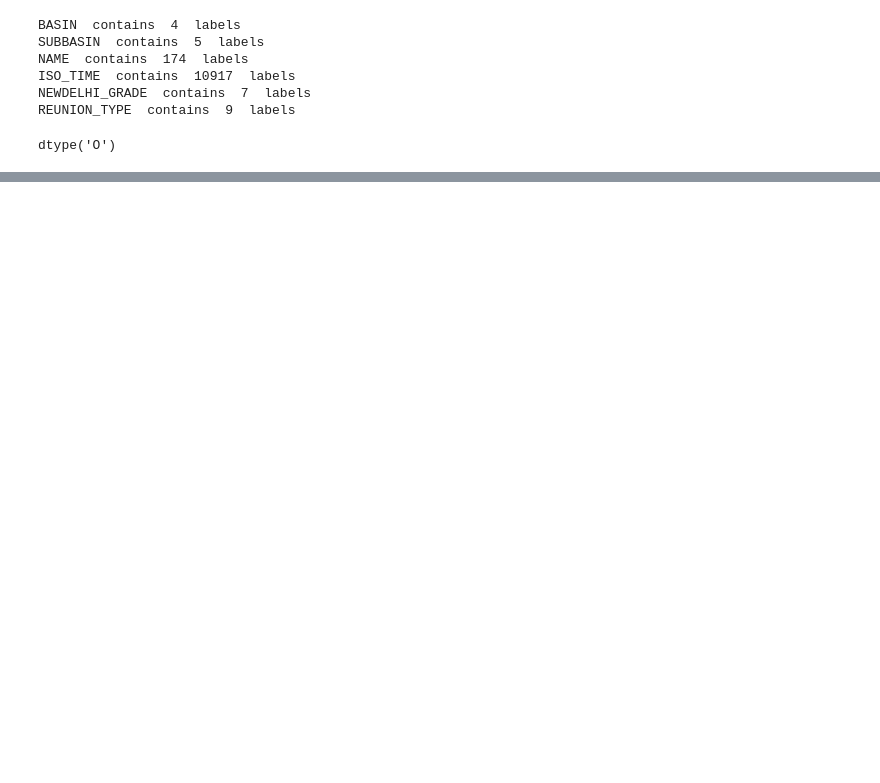
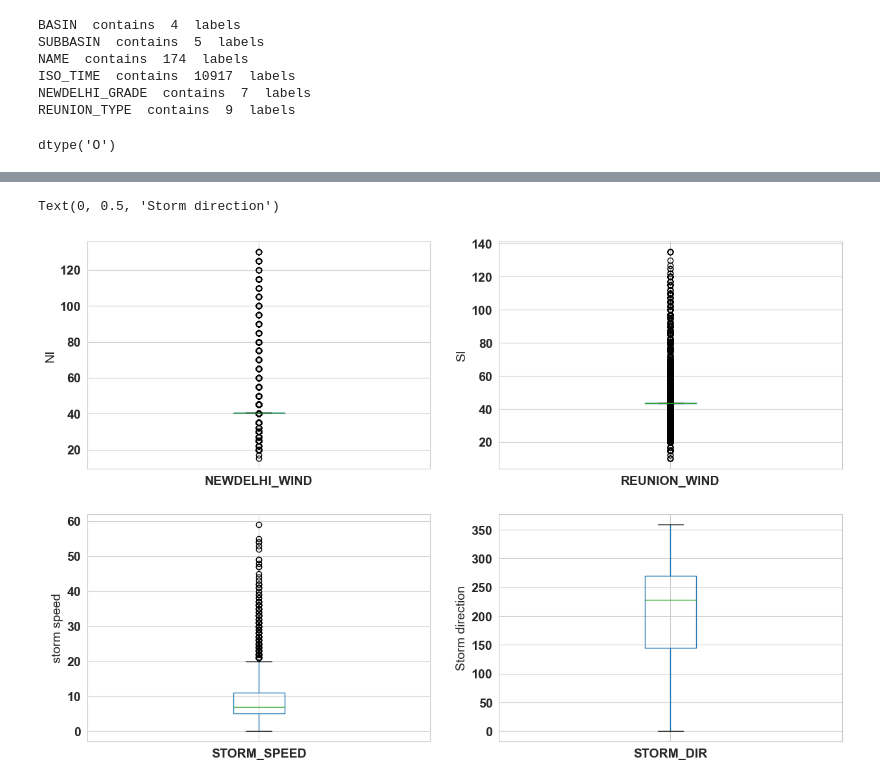
Before and after one commit to SVivekkrishnamurthy/DS_ML_PROJECTS, a Jupyter notebook: Weather_Project/Logistic_Regression_weather_analysis.ipynb, the cells around one changed output, grey strips where cells are left out. Cells and saved outputs as stored; diff of their text form; code cells hidden in the pictures; blank space fills up the shorter version.

```diff
--- a/Weather_Project/Logistic_Regression_weather_analysis.ipynb
+++ b/Weather_Project/Logistic_Regression_weather_analysis.ipynb
@@ -149,0 +157,4 @@ AttributeError: Can only use .dt accessor with datetimelike values
+# %%
+df['Year'] = df['ISO_TIME'].dt.year
+
+df['Year'].head()
@@ -149,0 +168,4 @@ AttributeError: Can only use .dt accessor with datetimelike values
+# %%
+df['Month'] = df['ISO_TIME'].dt.month
+
+df['Month'].head()
@@ -149,0 +179,4 @@ AttributeError: Can only use .dt accessor with datetimelike values
+# %%
+df['Day'] = df['ISO_TIME'].dt.day
+
+df['Day'].head()
@@ -150,3 +210,7 @@ AttributeError: Can only use .dt accessor with datetimelike values
+# %%
+# drop the original Date variable
+
+df.drop('ISO_TIME', axis=1, inplace = True)
 # %%
 df.head()
 # %% [output]
@@ -158,0 +483,30 @@ df.head()
+# %%
+# draw boxplots to visualize outliers
+
+plt.figure(figsize=(15,10))
+
+
+plt.subplot(2, 2, 1)
+fig = df.boxplot(column='NEWDELHI_WIND')
+fig.set_title('')
+fig.set_ylabel('NI')
+
+
+plt.subplot(2, 2, 2)
+fig = df.boxplot(column='REUNION_WIND')
+fig.set_title('')
+fig.set_ylabel('SI')
+
+plt.subplot(2, 2, 3)
+fig = df.boxplot(column='STORM_SPEED')
+fig.set_title('')
+fig.set_ylabel('storm speed')
+
+
+plt.subplot(2, 2, 4)
+fig = df.boxplot(column='STORM_DIR')
+fig.set_title('')
+fig.set_ylabel('Storm direction')
+# %% [output]
+Text(0, 0.5, 'Storm direction')
+[figure, added]
```
Also changed, not shown: parts of 63 cells of this notebook.
